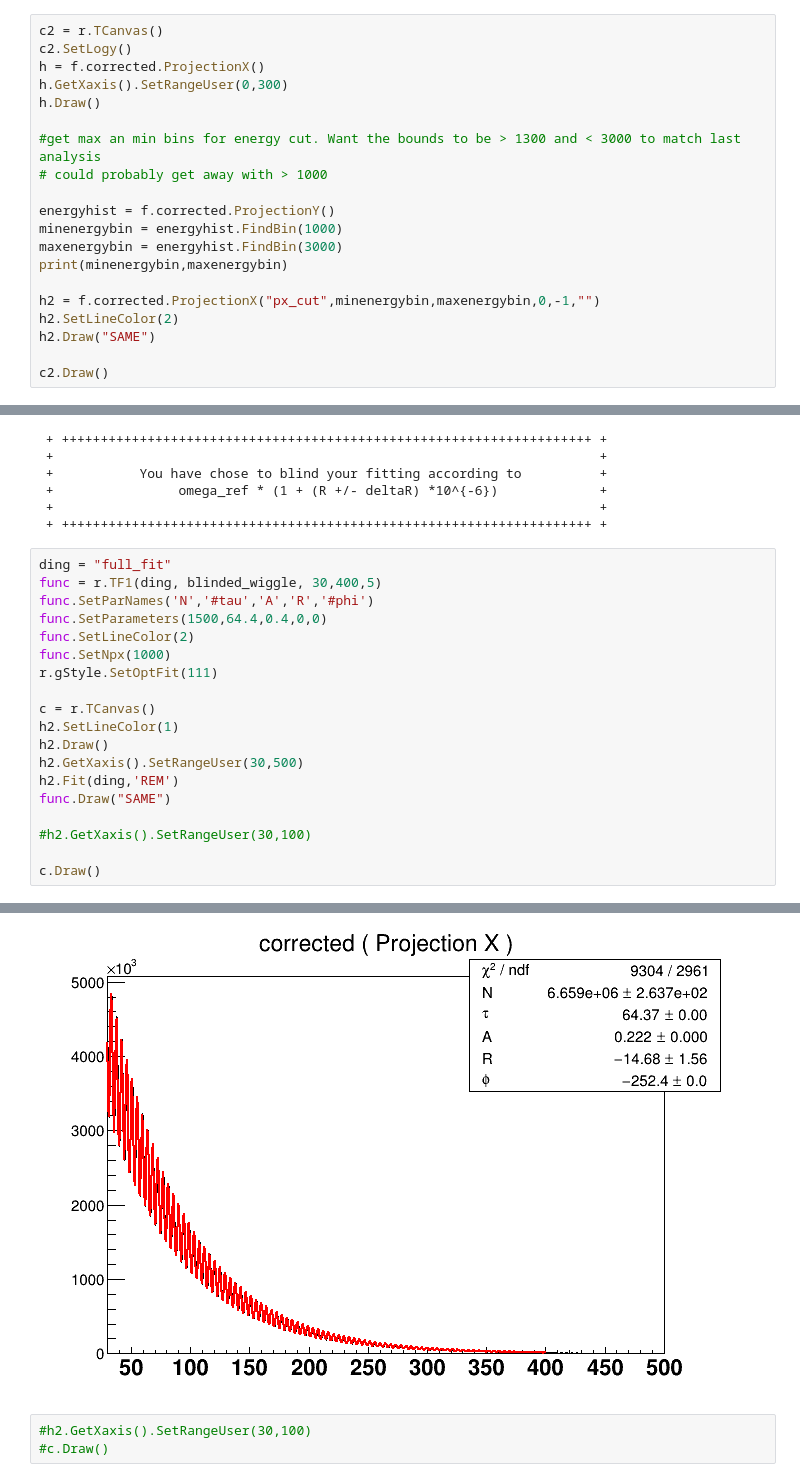
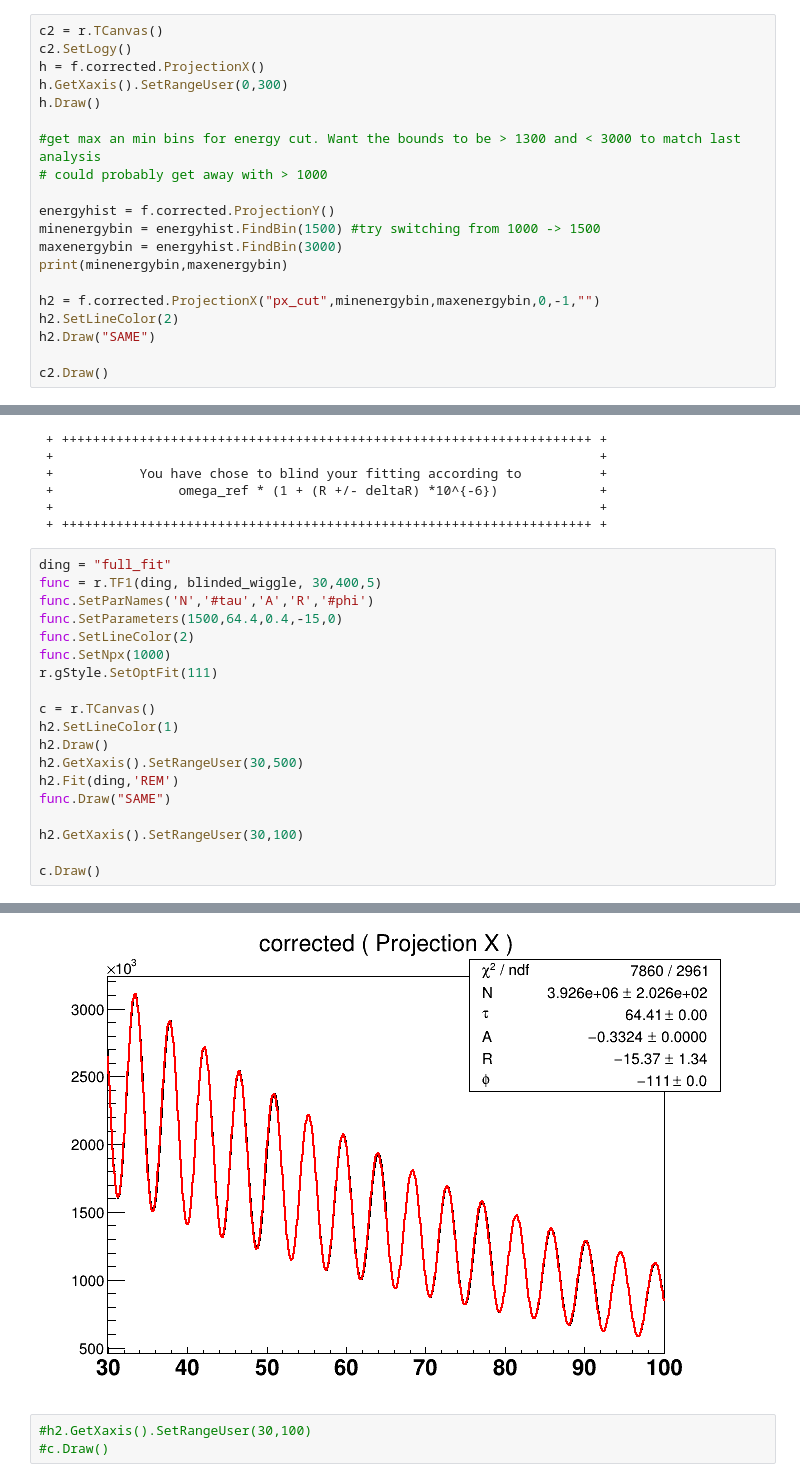
Before and after one commit to jlabounty/g-2, a Jupyter notebook: calorimeter/Residuals_NewFile.ipynb, the cells around one changed output, grey strips where cells are left out. Drawn from its saved outputs; the diff is of its cells as text.

```diff
--- a/calorimeter/Residuals_NewFile.ipynb
+++ b/calorimeter/Residuals_NewFile.ipynb
@@ -42,7 +40,7 @@ h.Draw()
 # could probably get away with > 1000
 
 energyhist = f.corrected.ProjectionY()
-minenergybin = energyhist.FindBin(1000)
+minenergybin = energyhist.FindBin(1500) #try switching from 1000 -> 1500
 maxenergybin = energyhist.FindBin(3000)
 print(minenergybin,maxenergybin)
 
@@ -80,7 +78,7 @@ def blinded_wiggle(x, p):
 ding = "full_fit"
 func = r.TF1(ding, blinded_wiggle, 30,400,5)
 func.SetParNames('N','#tau','A','R','#phi')
-func.SetParameters(1500,64.4,0.4,0,0)
+func.SetParameters(1500,64.4,0.4,-15,0)
 func.SetLineColor(2)
 func.SetNpx(1000)
 r.gStyle.SetOptFit(111)
@@ -92,7 +90,7 @@ h2.GetXaxis().SetRangeUser(30,500)
 h2.Fit(ding,'REM')
 func.Draw("SAME")
 
-#h2.GetXaxis().SetRangeUser(30,100)
+h2.GetXaxis().SetRangeUser(30,100)
 
 c.Draw()
 # %% [output]
@@ -108,4 +106,4 @@ c.Draw()
-[figure, old version]
+[figure, new version]
 # %%
 #h2.GetXaxis().SetRangeUser(30,100)
 #c.Draw()
```
Also changed, not shown: parts of 13 cells of this notebook, 1 other file.
